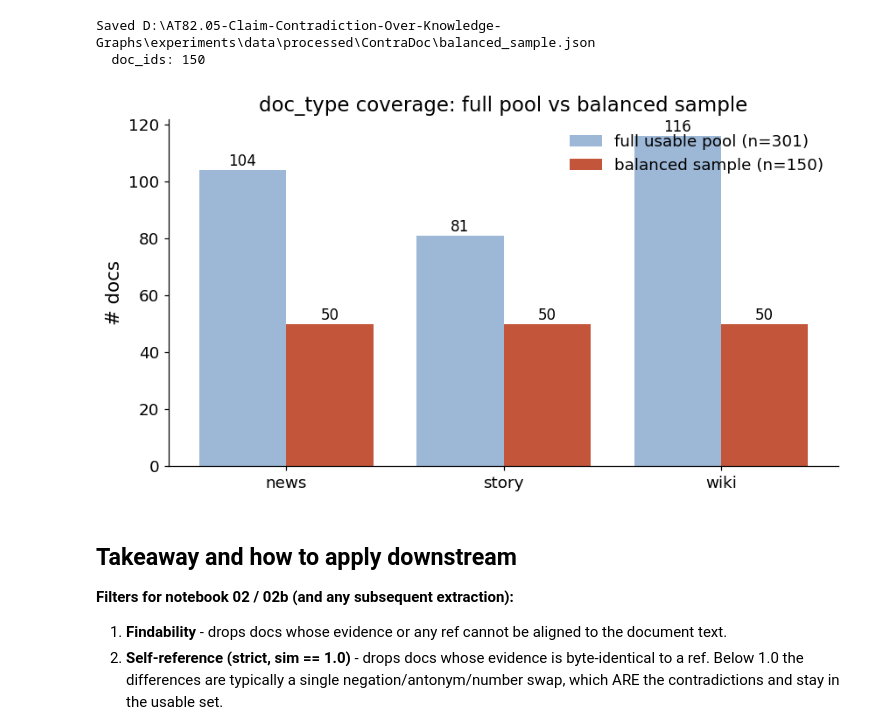
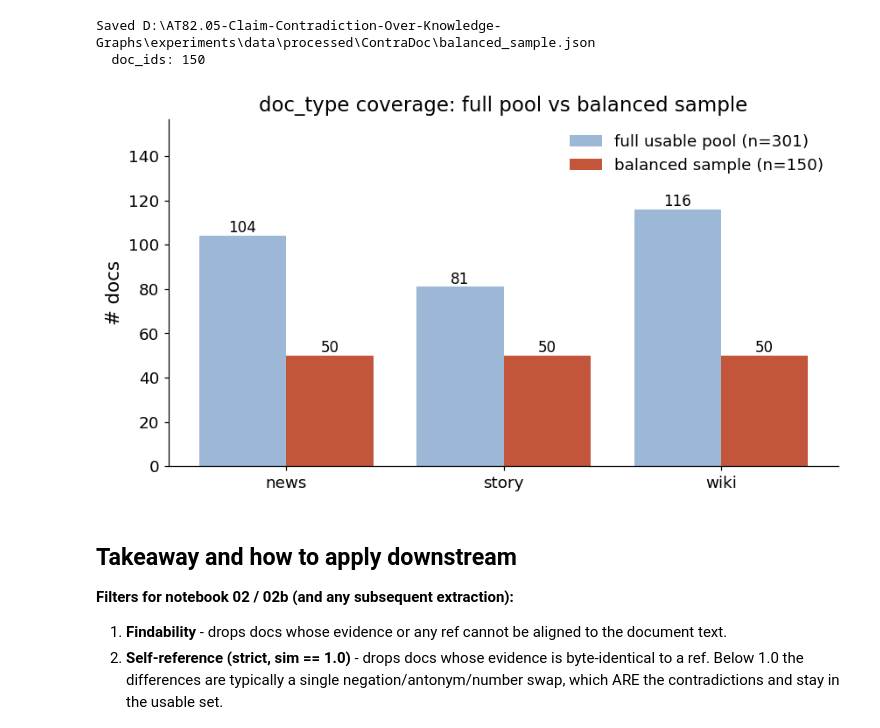
Before and after one commit to Phyke/AT82.05-Claim-Contradiction-Over-Knowledge-Graphs, a Jupyter notebook: experiments/01_EDA_ContraDoc.ipynb, the cells around one changed output. Drawn from its saved outputs; the diff is of its cells as text; code cells hidden in the pictures.

```diff
--- a/experiments/01_EDA_ContraDoc.ipynb
+++ b/experiments/01_EDA_ContraDoc.ipynb
@@ -389,7 +388,7 @@ for i, drop in enumerate(drops, start=1):
     if drop <= 0:
         continue
     yi = y[i]
-    ax.text(values_[i] / 2, yi - 0.32, f"-{drop}", ha="center", color="#C44E52", fontsize=11)
+    ax.text(values_[i] / 2, yi - 0.32, f"-{drop}", ha="center", color="white", fontsize=11, fontweight="bold")
 ax.set_yticks(y)
 ax.set_yticklabels(labels_)
 ax.set_xlabel("# YES docs surviving each filter")
@@ -994,24 +994,25 @@ Saved D:\AT82.05-Claim-Contradiction-Over-Knowledge-Graphs\experiments\data\proc
 # %%
 # doc_type coverage as its own chart
 fig, ax = plt.subplots(figsize=(8, 4.5))
 x = np.arange(len(all_dt))
 full_n = [full_dt.get(dt, 0) for dt in all_dt]
 samp_n = [samp_dt.get(dt, 0) for dt in all_dt]
 ax.bar(x - 0.2, full_n, width=0.4, color="#9DB7D6", label=f"full usable pool (n={len(yes_usable_df)})")
 ax.bar(x + 0.2, samp_n, width=0.4, color="#C3553A", label=f"balanced sample (n={len(balanced_df)})")
 for xi, fn, sn in zip(x, full_n, samp_n):
     ax.text(xi - 0.2, fn + 1.5, str(fn), ha="center", fontsize=11)
     ax.text(xi + 0.2, sn + 1.5, str(sn), ha="center", fontsize=11)
 ax.set_xticks(x)
 ax.set_xticklabels(all_dt)
 ax.set_ylabel("# docs")
 ax.set_title("doc_type coverage: full pool vs balanced sample")
+ax.set_ylim(0, max(full_n + samp_n) * 1.35)
 ax.legend(frameon=False, loc="upper right")
 fig.tight_layout()
 fig.savefig(PLOT_DIR / "balanced_sample_doctype_coverage.png")
 plt.show()
 # %% [output]
-[figure, old version]
+[figure, new version]
 # %% [markdown]
 ## Takeaway and how to apply downstream
 
```
Also changed, not shown: parts of 3 cells of this notebook, 4 other files.
